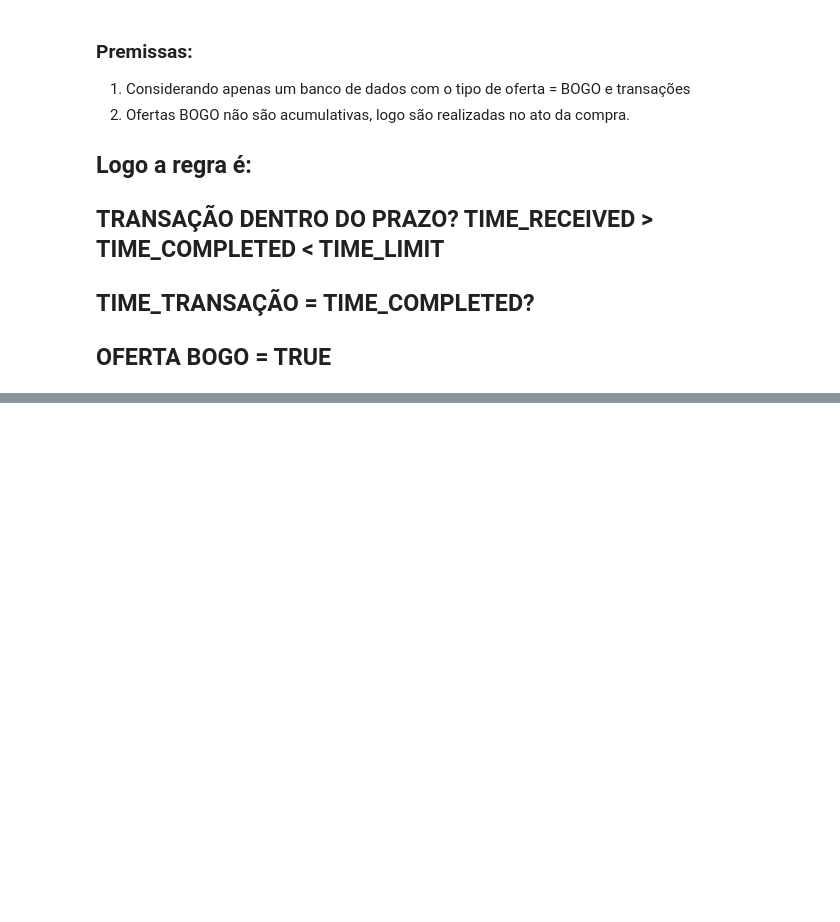
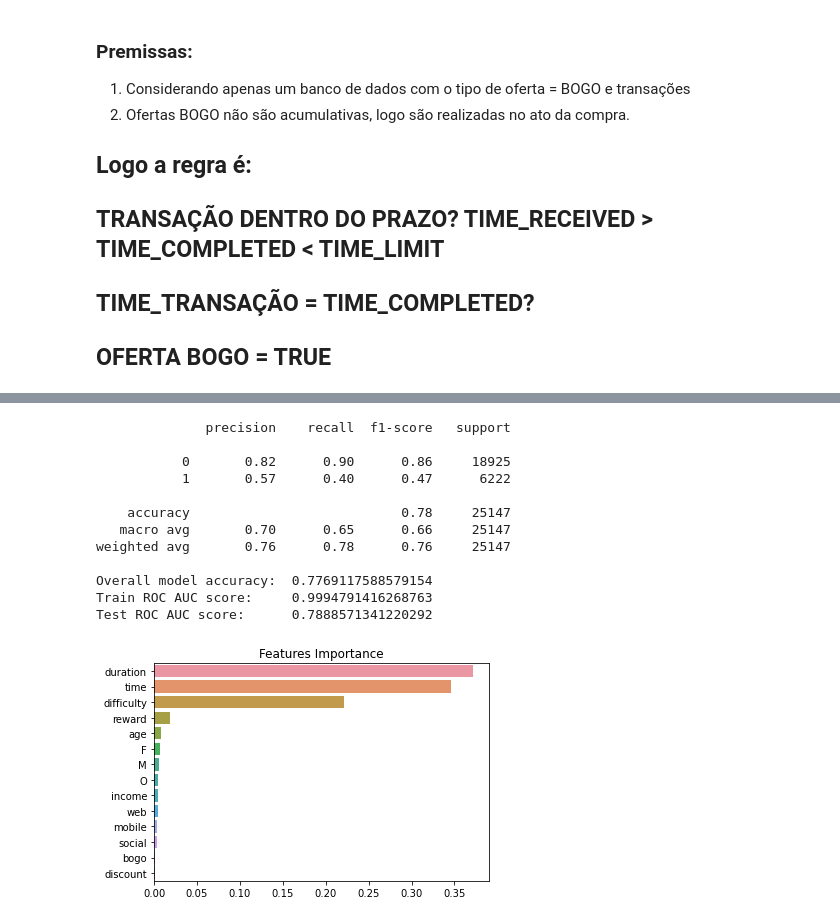
Before and after one commit to matsuch/Capstone-Project-Starbucks, a Jupyter notebook: Starbucks_Capstone_notebook.ipynb, the cells around one changed output, grey strips where cells are left out. Cells and saved outputs as stored; diff of their text form; code cells hidden in the pictures; blank space fills up the shorter version.

```diff
--- a/Starbucks_Capstone_notebook.ipynb
+++ b/Starbucks_Capstone_notebook.ipynb
@@ -768,3 +734,0 @@ to_normalize = X.columns
-# %%
-X[to_normalize] = scaler.fit_transform(X[to_normalize])
-X.head()
@@ -778,2 +734,0 @@ X.head()
-# %%
-X_train, X_test, y_train, y_test = train_test_split(X, y, random_state=42)
@@ -790,4 +734,0 @@ Testing Labels Shape: (3020,)
-# %%
-from sklearn.naive_bayes import GaussianNB
-gn_model = GaussianNB()
-gn_model.fit(X_train, y_train)
@@ -804,6 +734,0 @@ Gaussian Naive Bayes Classifier Prediction Accuracy 1.0
-# %%
-from sklearn.tree import DecisionTreeClassifier
-
-dt = DecisionTreeClassifier()
-
-dt.fit(X_train, y_train)
@@ -923,0 +795,16 @@ bogo_offers
+# %%
+rfc = classification_model(final_df, 'sucess', RandomForestClassifier(random_state=42))
+# %% [output]
+              precision    recall  f1-score   support
+
+           0       0.82      0.90      0.86     18925
+           1       0.57      0.40      0.47      6222
+
+    accuracy                           0.78     25147
+   macro avg       0.70      0.65      0.66     25147
+weighted avg       0.76      0.78      0.76     25147
+
+Overall model accuracy:  0.7769117588579154
+Train ROC AUC score:     0.9994791416268763
+Test ROC AUC score:      0.7888571341220292
+[figure, added]
```
Also changed, not shown: parts of 35 cells of this notebook.
